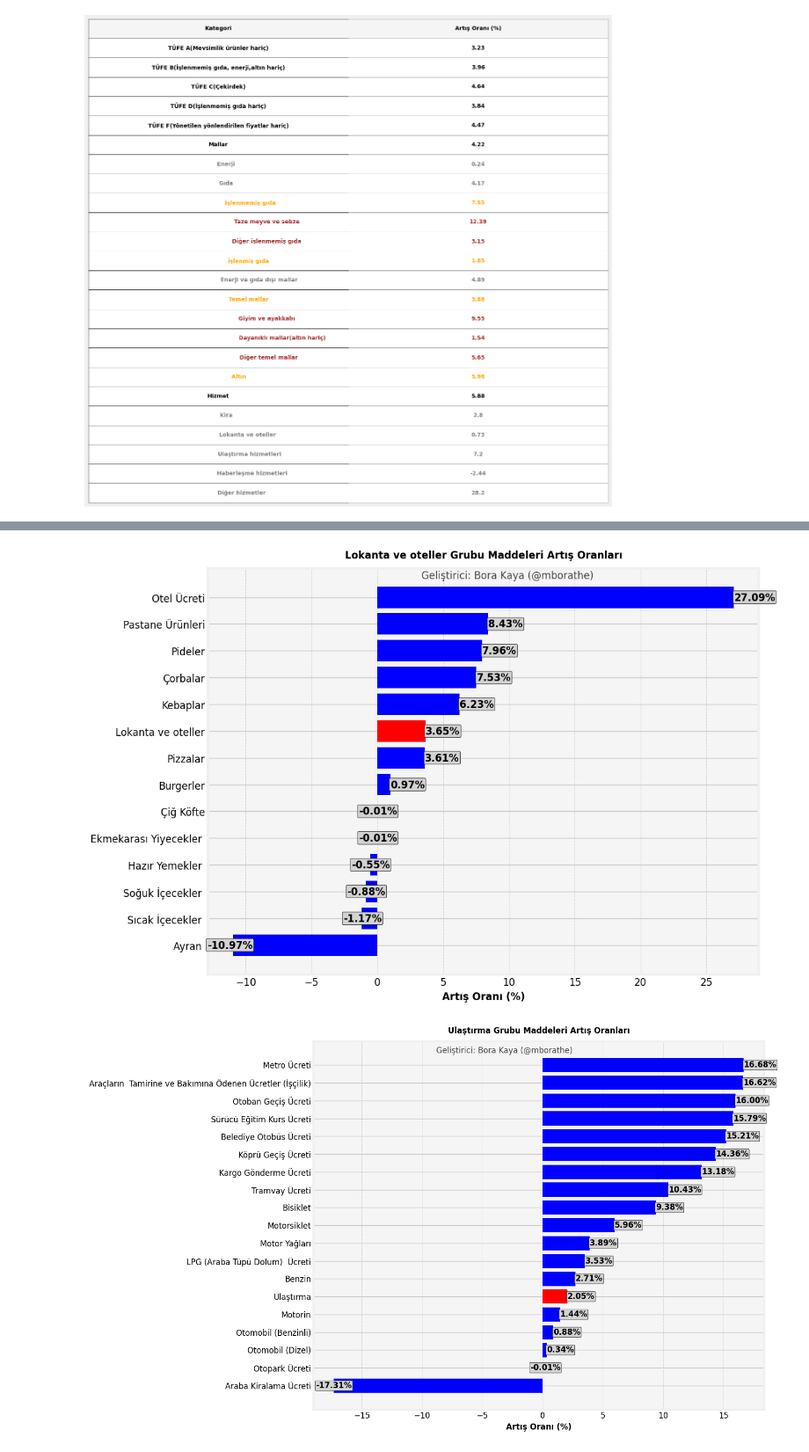
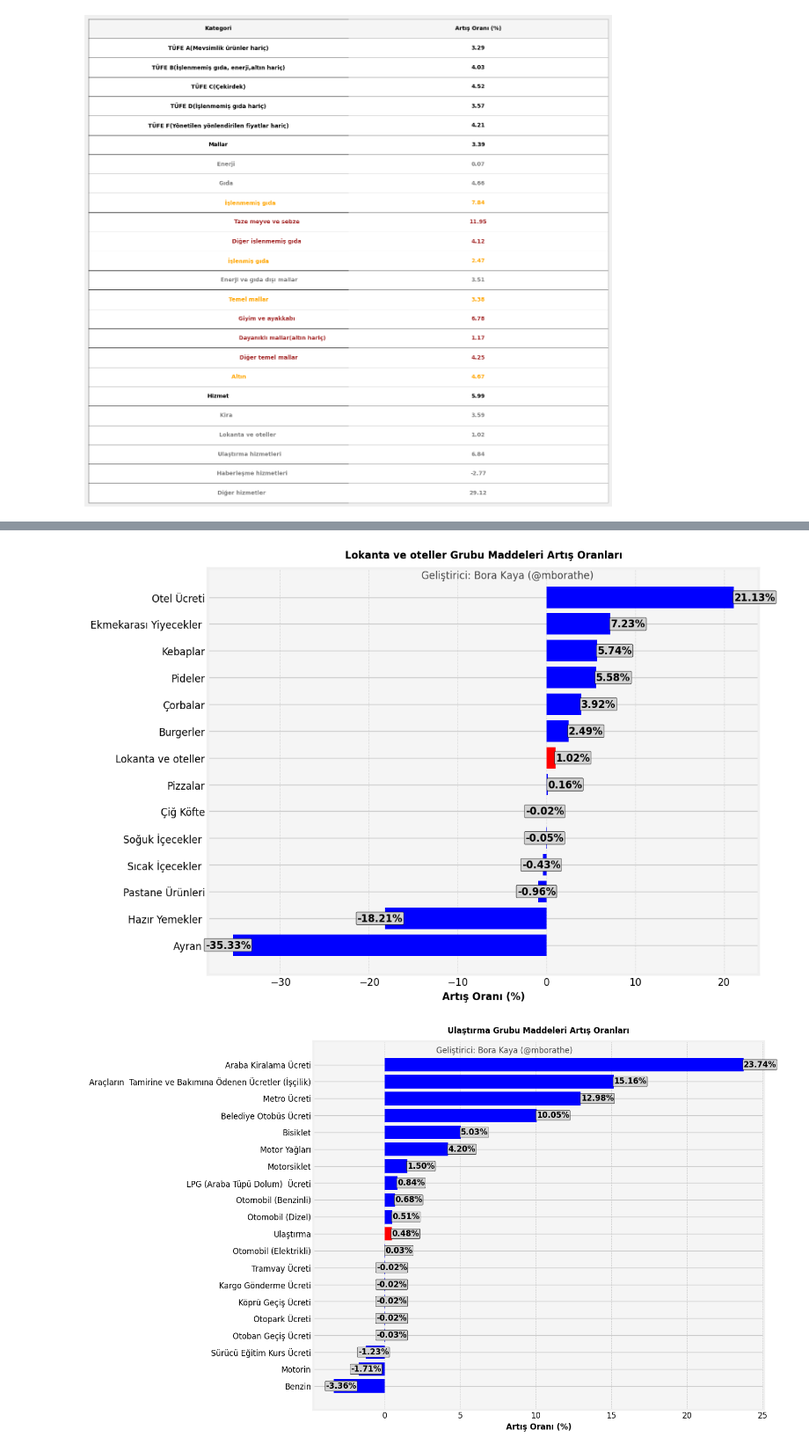
Before and after one commit to kaboya19/web-tufe-streamlit, a Jupyter notebook: bülten.ipynb, the cells around one changed output, grey strips where cells are left out. Shown at 88% size. Saved outputs shown, nothing was run; the diff lists cells and outputs as text; code cells hidden in the pictures.

```diff
--- a/bülten.ipynb
+++ b/bülten.ipynb
@@ -936,8 +1069,8 @@ plt.savefig(f"{ana}.png", dpi=300)
 harcamaürünleri=pd.read_csv("harcamaürünleri1.csv",index_col=0)
 ana="Haberleşme"
 grup=harcamaürünleri[harcamaürünleri["Ana Grup"]==ana]["Ürün"].unique()
-artıslar=(((endeksler[grup].loc["2025-02"].mean()/endeksler[grup].loc["2025-01-01":"2025-01-24"].mean())-1)*100).sort_values()
-artıslar.loc[ana]=(((gruplar[ana].loc["2025-02"].mean()/gruplar[ana].loc["2025-01-01":"2025-01-24"].mean())-1)*100)
+artıslar=(((endeksler[grup].loc["2025-03"].mean()/endeksler[grup].loc["2025-02-01":"2025-02-24"].mean())-1)*100).sort_values()
+artıslar.loc[ana]=(((gruplar[ana].loc["2025-03"].mean()/gruplar[ana].loc["2025-02-01":"2025-02-24"].mean())-1)*100)
 artıslar=artıslar.sort_values()
 colors = ['red' if label == ana else 'blue' for label in artıslar.index]
 
@@ -998,9 +1131,12 @@ plt.savefig(f"{ana}.png", dpi=300)
+# %%
+harcama_grupları=harcama_grupları.round(2)
+endeksler=endeksler.round(2)
 # %%
 harcamaürünleri=pd.read_csv("harcamaürünleri1.csv",index_col=0)
 ana="Konut"
 grup=harcamaürünleri[harcamaürünleri["Ana Grup"]==ana]["Grup"].unique()
-artıslar=(((harcama_grupları[grup].loc["2025-02"].mean()/harcama_grupları[grup].loc["2025-01-01":"2025-01-24"].mean())-1)*100).sort_values()
-artıslar.loc[ana]=(((gruplar[ana].loc["2025-02"].mean()/gruplar[ana].loc["2025-01-01":"2025-01-24"].mean())-1)*100)
+artıslar=(((harcama_grupları[grup].loc["2025-03"].mean()/harcama_grupları[grup].loc["2025-02-01":"2025-02-24"].mean())-1)*100).sort_values()
+artıslar.loc[ana]=(((gruplar[ana].loc["2025-03"].mean()/gruplar[ana].loc["2025-02-01":"2025-02-24"].mean())-1)*100)
 artıslar=artıslar.sort_values()
 colors = ['red' if label == ana else 'blue' for label in artıslar.index]
 
@@ -1062,8 +1198,8 @@ plt.savefig(f"{ana}.png", dpi=300)
 harcamaürünleri=pd.read_csv("harcamaürünleri1.csv",index_col=0)
 ana="Lokanta ve oteller"
 grup=harcamaürünleri[harcamaürünleri["Ana Grup"]==ana]["Ürün"].unique()
-artıslar=(((endeksler[grup].loc["2025-02"].mean()/endeksler[grup].loc["2025-01-01":"2025-01-24"].mean())-1)*100).sort_values()
-artıslar.loc[ana]=(((gruplar[ana].loc["2025-02"].mean()/gruplar[ana].loc["2025-01-01":"2025-01-24"].mean())-1)*100)
+artıslar=(((endeksler[grup].loc["2025-03"].mean()/endeksler[grup].loc["2025-02-01":"2025-02-24"].mean())-1)*100).sort_values()
+artıslar.loc[ana]=(((gruplar[ana].loc["2025-03"].mean()/gruplar[ana].loc["2025-02-01":"2025-02-24"].mean())-1)*100)
 artıslar=artıslar.sort_values()
 colors = ['red' if label == ana else 'blue' for label in artıslar.index]
 
@@ -1088,7 +1224,7 @@ bars = ax.barh(shortened_index, values, color=colors)
 for bar, value in zip(bars, values):
     xpos = bar.get_width()
     ax.text(
-        xpos + 0.01 if value >= 0 else xpos +1.5,
+        xpos + 0.01 if value >= 0 else xpos +2,
         bar.get_y() + bar.get_height() / 2,
         f'{value:.2f}%',
         va='center',
@@ -1120,13 +1256,13 @@ plt.tight_layout()
 
 plt.savefig(f"{ana}.png", dpi=300)
 # %% [output]
-[figure, old version]
+[figure, new version]
 # %%
 harcamaürünleri=pd.read_csv("harcamaürünleri1.csv",index_col=0)
 ana="Ulaştırma"
 grup=harcamaürünleri[harcamaürünleri["Ana Grup"]==ana]["Ürün"].unique()
-artıslar=(((endeksler[grup].loc["2025-02"].mean()/endeksler[grup].loc["2025-01-01":"2025-01-24"].mean())-1)*100).sort_values()
-artıslar.loc[ana]=(((gruplar[ana].loc["2025-02"].mean()/gruplar[ana].loc["2025-01-01":"2025-01-24"].mean())-1)*100)
+artıslar=(((endeksler[grup].loc["2025-03"].mean()/endeksler[grup].loc["2025-02-01":"2025-02-24"].mean())-1)*100).sort_values()
+artıslar.loc[ana]=(((gruplar[ana].loc["2025-03"].mean()/gruplar[ana].loc["2025-02-01":"2025-02-24"].mean())-1)*100)
 artıslar=artıslar.sort_values()
 colors = ['red' if label == ana else 'blue' for label in artıslar.index]
 
@@ -1155,34 +1291,34 @@ for bar, value in zip(bars, values):
         f'{value:.2f}%',
         va='center',
         ha='left' if value >= 0 else 'right',
         fontsize=12,
         fontweight='bold',
         color='black',
         bbox=dict(facecolor='lightgray', edgecolor='black', boxstyle='round,pad=0.1')
     )
 
 # FiveThirtyEight tarzı ayarlar
 ax.set_facecolor('whitesmoke')  # Grafik arka planı
 fig.patch.set_facecolor('white')  # Dış çerçeve arka planı
 ax.grid(axis='x', color='lightgray', linestyle='--', linewidth=0.7)
 ax.set_axisbelow(True)
 
 # Başlık ve eksen ayarları
 ax.set_title(f'{ana} Grubu Maddeleri Artış Oranları', fontsize=12, fontweight='bold', loc='center', pad=12)
 ax.set_xlabel('Artış Oranı (%)', fontsize=12, fontweight='bold')
 ax.tick_params(axis='y', labelsize=12)
 ax.tick_params(axis='x', labelsize=12)
 
 # Filigran ekleme
 fig.text(0.6, 0.92, 'Geliştirici: Bora Kaya (@mborathe)', ha='center', va='center', fontsize=12, color='black', alpha=0.7, rotation=0)
 
 # Çubuklar arasındaki boşluk azaltma
 plt.subplots_adjust(left=0.35, right=0.95)
 plt.tight_layout()
 
 plt.savefig(f"{ana}.png", dpi=300)
 # %% [output]
-[figure, old version]
+[figure, new version]
 # %%
 
 harcamaürünleri=pd.read_csv("harcamaürünleri1.csv",index_col=0)
```
Also changed, not shown: parts of 46 cells of this notebook, 35 other files.
